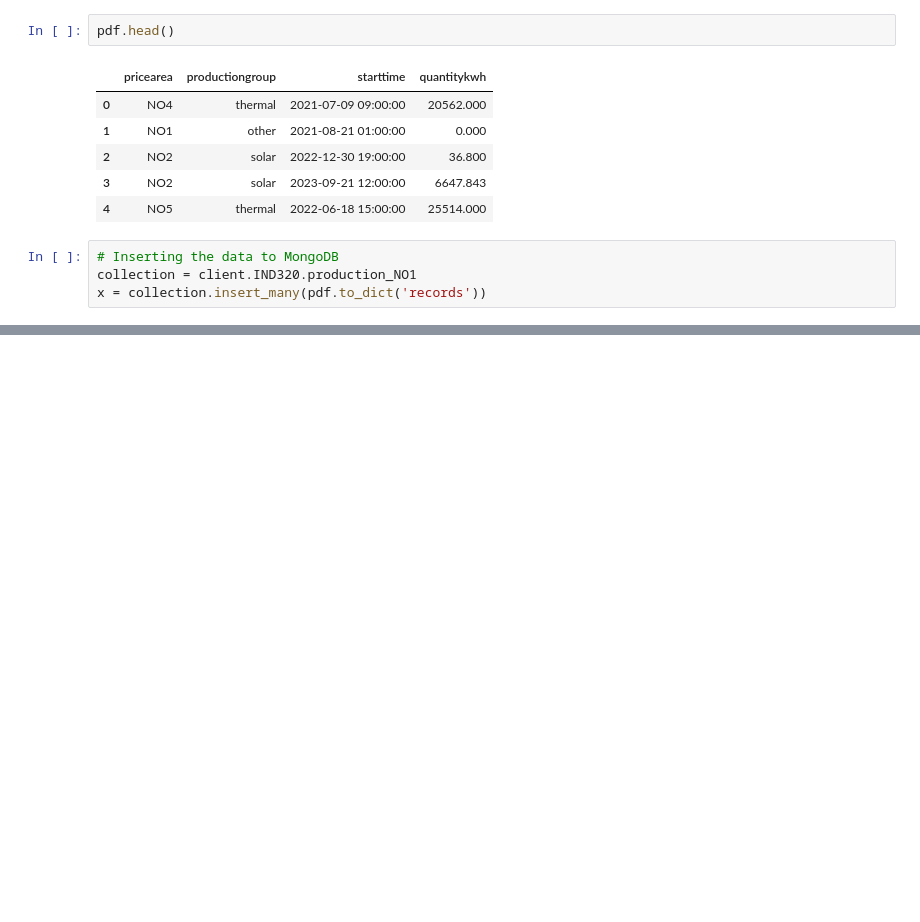
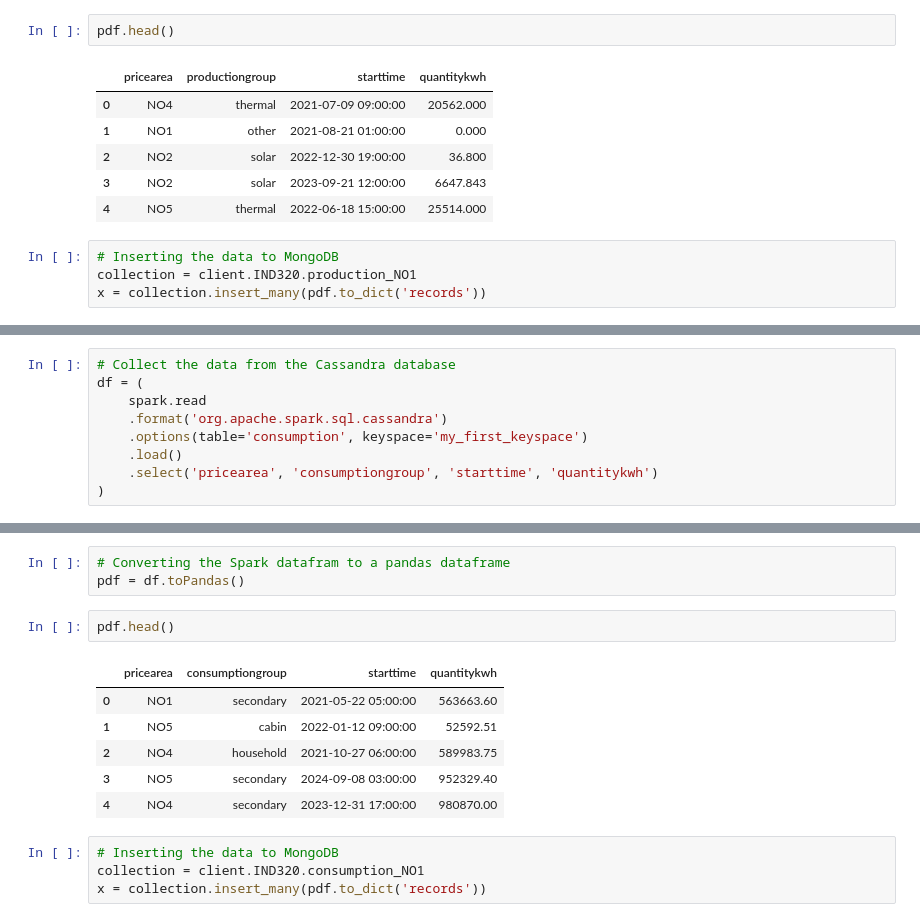
Before and after one commit to KristofferHemm/ind320, a Jupyter notebook: notebooks/part4.ipynb, the cells around one changed output, grey strips where cells are left out. Saved outputs shown, nothing was run; the diff lists cells and outputs as text; blank space fills up the shorter version.

```diff
--- a/notebooks/part4.ipynb
+++ b/notebooks/part4.ipynb
@@ -320,0 +536,9 @@ x = collection.insert_many(pdf.to_dict('records'))
+# %%
+# Collect the data from the Cassandra database
+df = (
+    spark.read
+    .format('org.apache.spark.sql.cassandra')
+    .options(table='consumption', keyspace='my_first_keyspace')
+    .load()
+    .select('pricearea', 'consumptiongroup', 'starttime', 'quantitykwh')
+)
@@ -320,0 +579,16 @@ x = collection.insert_many(pdf.to_dict('records'))
+# %%
+# Converting the Spark datafram to a pandas dataframe
+pdf = df.toPandas()
+# %%
+pdf.head()
+# %% [output]
+|  | pricearea | consumptiongroup | starttime | quantitykwh |
+| 0 | NO1 | secondary | 2021-05-22 05:00:00 | 563663.60 |
+| 1 | NO5 | cabin | 2022-01-12 09:00:00 | 52592.51 |
+| 2 | NO4 | household | 2021-10-27 06:00:00 | 589983.75 |
+| 3 | NO5 | secondary | 2024-09-08 03:00:00 | 952329.40 |
+| 4 | NO4 | secondary | 2023-12-31 17:00:00 | 980870.00 |
+# %%
+# Inserting the data to MongoDB
+collection = client.IND320.consumption_NO1
+x = collection.insert_many(pdf.to_dict('records'))
```
Also changed, not shown: parts of 38 cells of this notebook.
